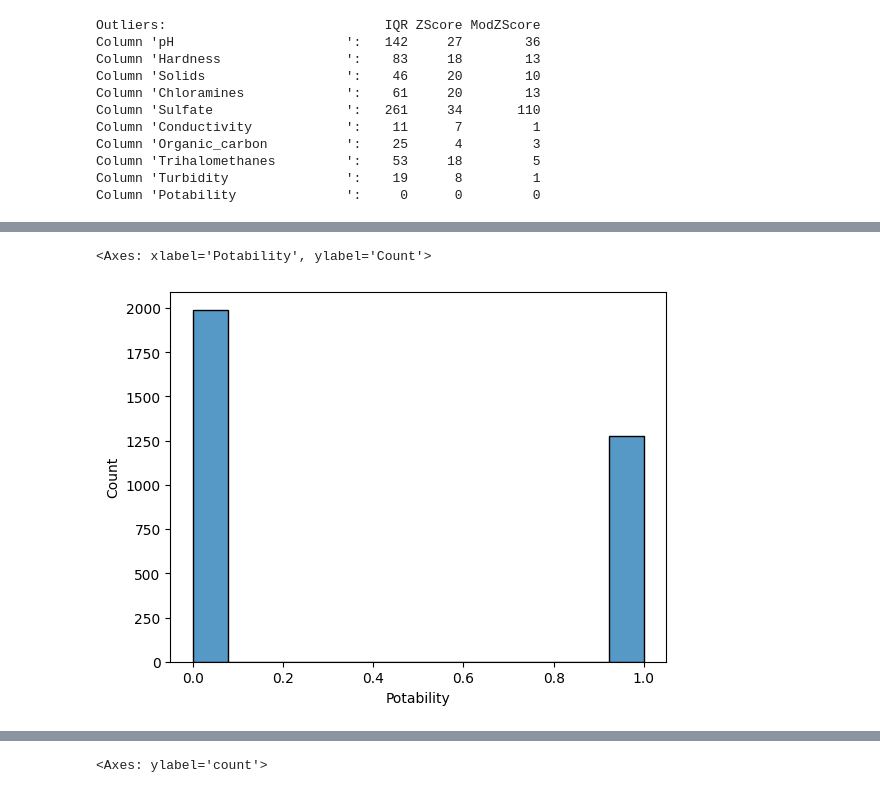
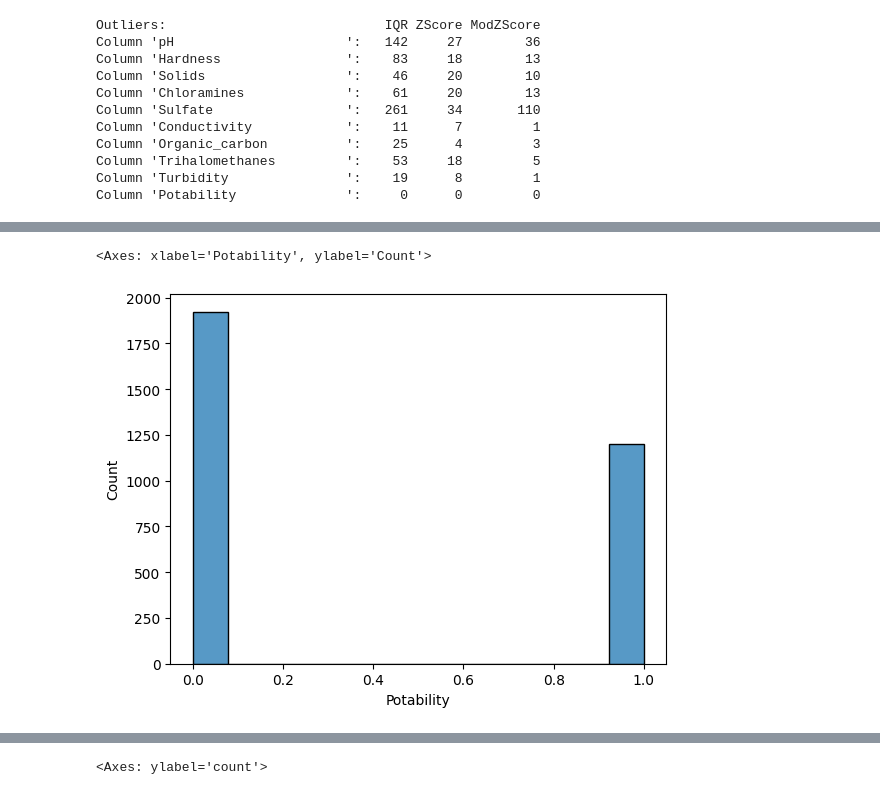
Before and after one commit to anastasijasavov/machine-learning, a Jupyter notebook: notebooks/potability_final.ipynb, the cells around one changed output, grey strips where cells are left out. Cells and saved outputs as stored; diff of their text form; code cells hidden in the pictures.

```diff
--- a/notebooks/potability_final.ipynb
+++ b/notebooks/potability_final.ipynb
@@ -350,11 +542,11 @@ DataFrame after removing outliers using Z-Score:
 # %%
 from sklearn.preprocessing import LabelEncoder
 from pandas import get_dummies
 
 plt.figure()
-sns.histplot(data=df, x="Potability")
+sns.histplot(data=df_no_outliers, x="Potability")
 # %% [output]
 <Axes: xlabel='Potability', ylabel='Count'>
-[figure, old version]
+[figure, new version]
 # %%
 df = df_no_outliers
```
Also changed, not shown: parts of 95 cells of this notebook, 5 other files.
